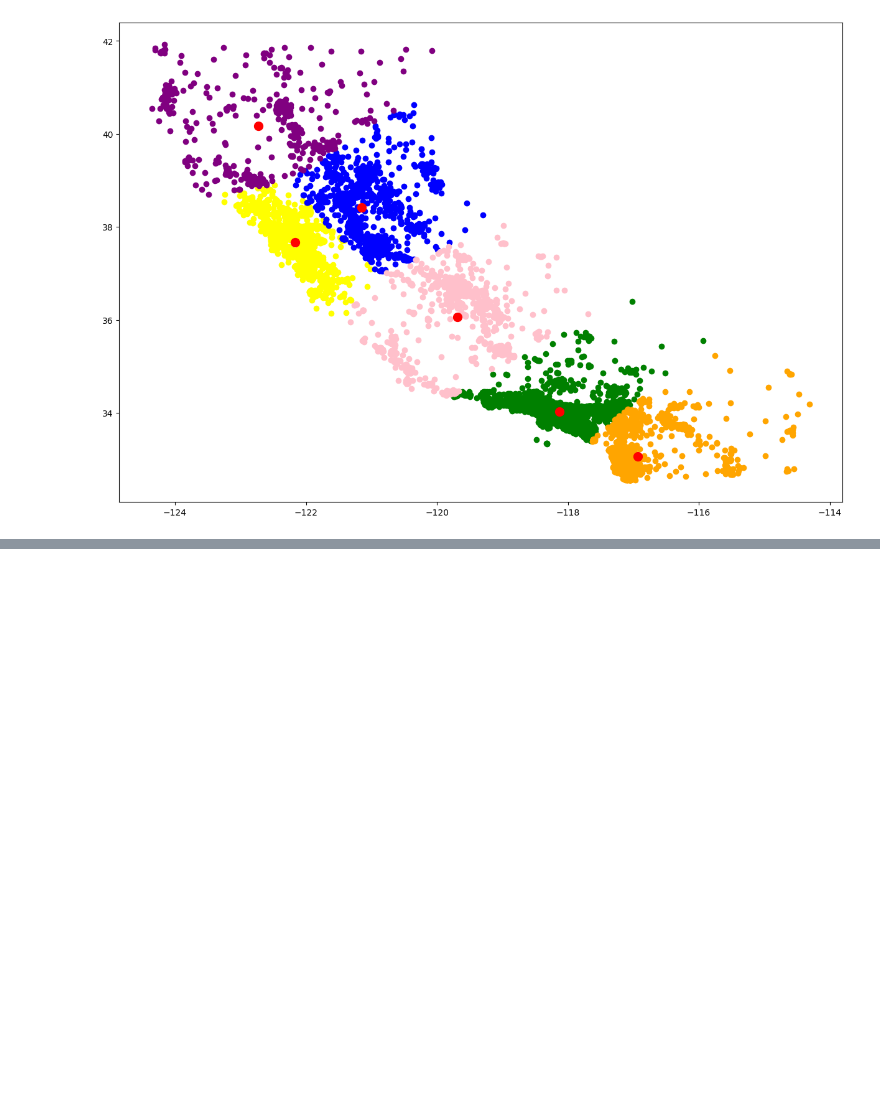
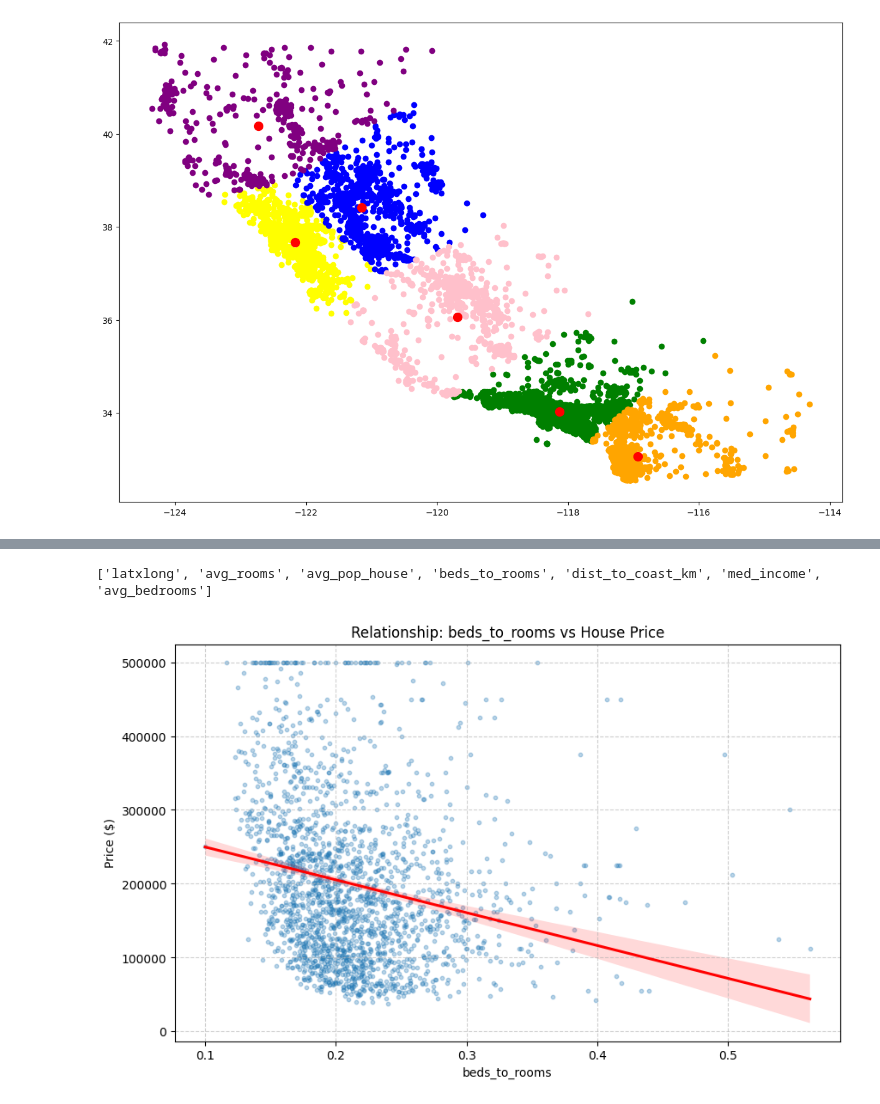
Before and after one commit to estanislaovelez/brain, a Jupyter notebook: 2. Machine Learning/1.1 California_housing.ipynb, the cells around one changed output, grey strips where cells are left out. Drawn from its saved outputs; the diff is of its cells as text; code cells hidden in the pictures; blank space fills up the shorter version.

```diff
--- a/2. Machine Learning/1.1 California_housing.ipynb
+++ b/2. Machine Learning/1.1 California_housing.ipynb
@@ -148,0 +375,7 @@ test_data
+# %%
+print(model.numerical_cols_name)
+model.plot_correlation('beds_to_rooms')
+# model.prepped_train
+# %% [output]
+['latxlong', 'avg_rooms', 'avg_pop_house', 'beds_to_rooms', 'dist_to_coast_km', 'med_income', 'avg_bedrooms']
+[figure, added]
```
Also changed, not shown: parts of 15 cells of this notebook, 1 other file.
